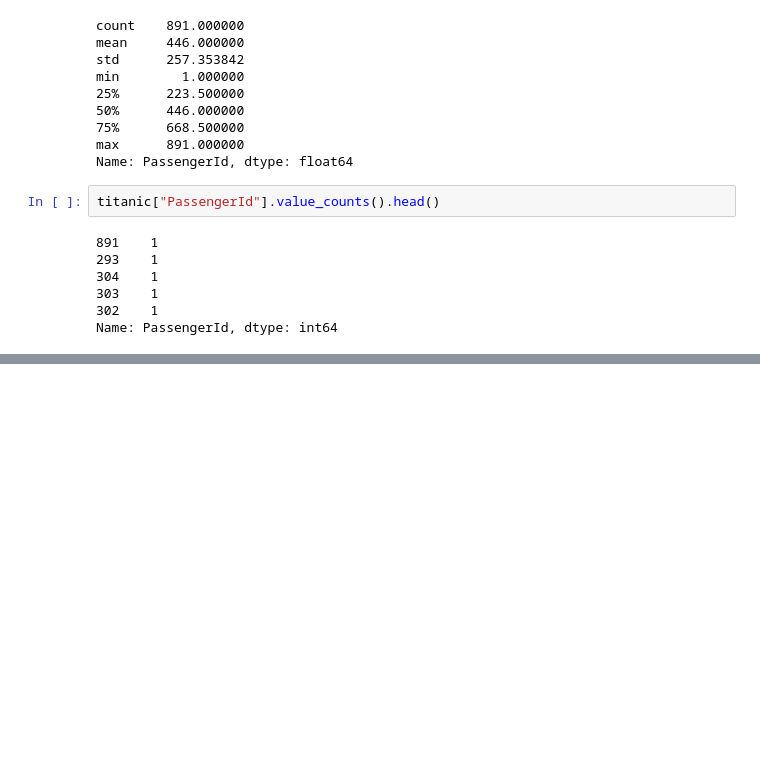
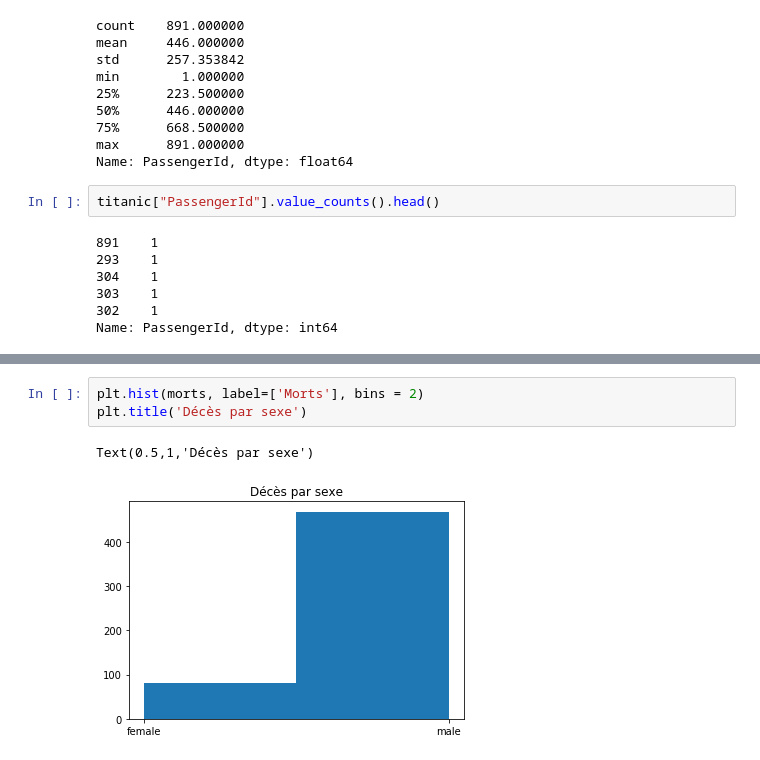
Before and after one commit to valparaizo/python_tutos, a Jupyter notebook: titanic/titanic_1.ipynb, the cells around one changed output, grey strips where cells are left out. Cells and saved outputs as stored; diff of their text form; blank space fills up the shorter version.

```diff
--- a/titanic/titanic_1.ipynb
+++ b/titanic/titanic_1.ipynb
@@ -99,0 +161,6 @@ compute_score(lr, X, y)
+# %%
+plt.hist(morts, label=['Morts'], bins = 2)
+plt.title('Décès par sexe')
+# %% [output]
+Text(0.5,1,'Décès par sexe')
+[figure, added]
```
Also changed, not shown: parts of 23 cells of this notebook.
